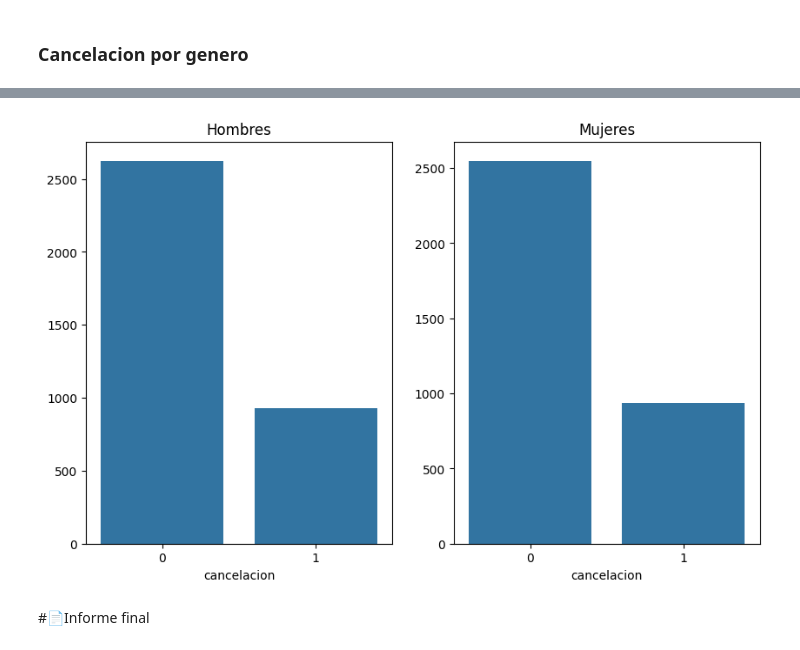
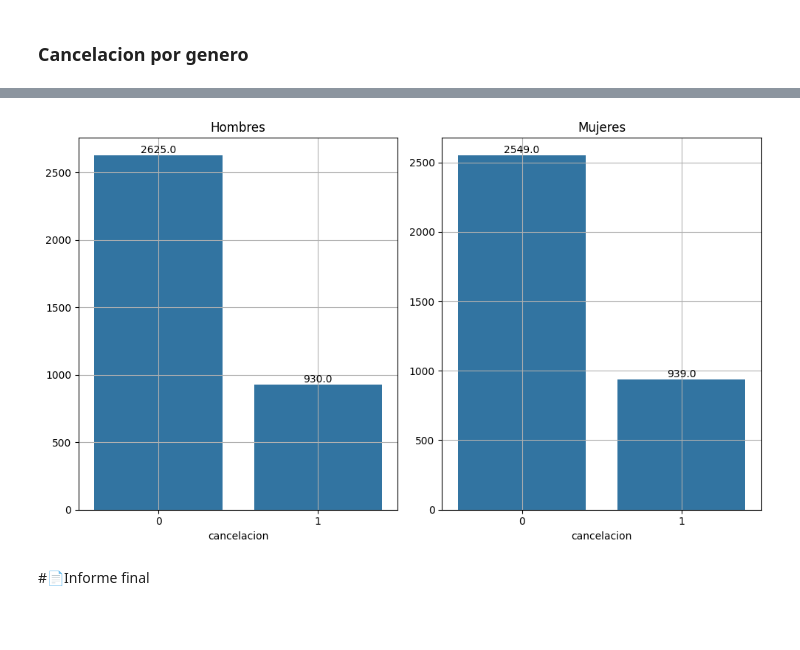
Before and after one commit to arnaldourbina/desafio_telecom_x, a Jupyter notebook: TelecomX_LATAM.ipynb, the cells around one changed output, grey strips where cells are left out. Cells and saved outputs as stored; diff of their text form; code cells hidden in the pictures; blank space fills up the shorter version.

```diff
--- a/TelecomX_LATAM.ipynb
+++ b/TelecomX_LATAM.ipynb
@@ -370,12 +391,30 @@ mujeres= data_json_norm[data_json_norm['genero'] == 'female']['cancelacion'].val
 # %%
-fig, ax = plt.subplots(1,2, figsize=(10, 6))
+import matplotlib.pyplot as plt
+import seaborn as sns
+
+fig, ax = plt.subplots(1, 2, figsize=(10, 6))
+
+# Gráfico para hombres
 ax[0] = sns.barplot(x=hombres.index, y=hombres.values, ax=ax[0])
-ax[0] =
+ax[0].set_title('Hombres')
+ax[0].grid()
+
+# Agregar etiquetas a las barras de hombres
+for i, value in enumerate(hombres.values):
+    ax[0].text(i, value, f'{value:.1f}', ha='center', va='bottom')
+
+# Gráfico para mujeres
 ax[1] = sns.barplot(x=mujeres.index, y=mujeres.values, ax=ax[1])
-ax[0].set_title('Hombres')
 ax[1].set_title('Mujeres')
+ax[1].grid()
+
+# Agregar etiquetas a las barras de mujeres
+for i, value in enumerate(mujeres.values):
+    ax[1].text(i, value, f'{value:.1f}', ha='center', va='bottom')
+
+plt.tight_layout()
 plt.show()
 # %% [output]
-[figure, old version]
+[figure, new version]
 # %% [markdown]
 #📄Informe final
```
Also changed, not shown: parts of 2 cells of this notebook.
